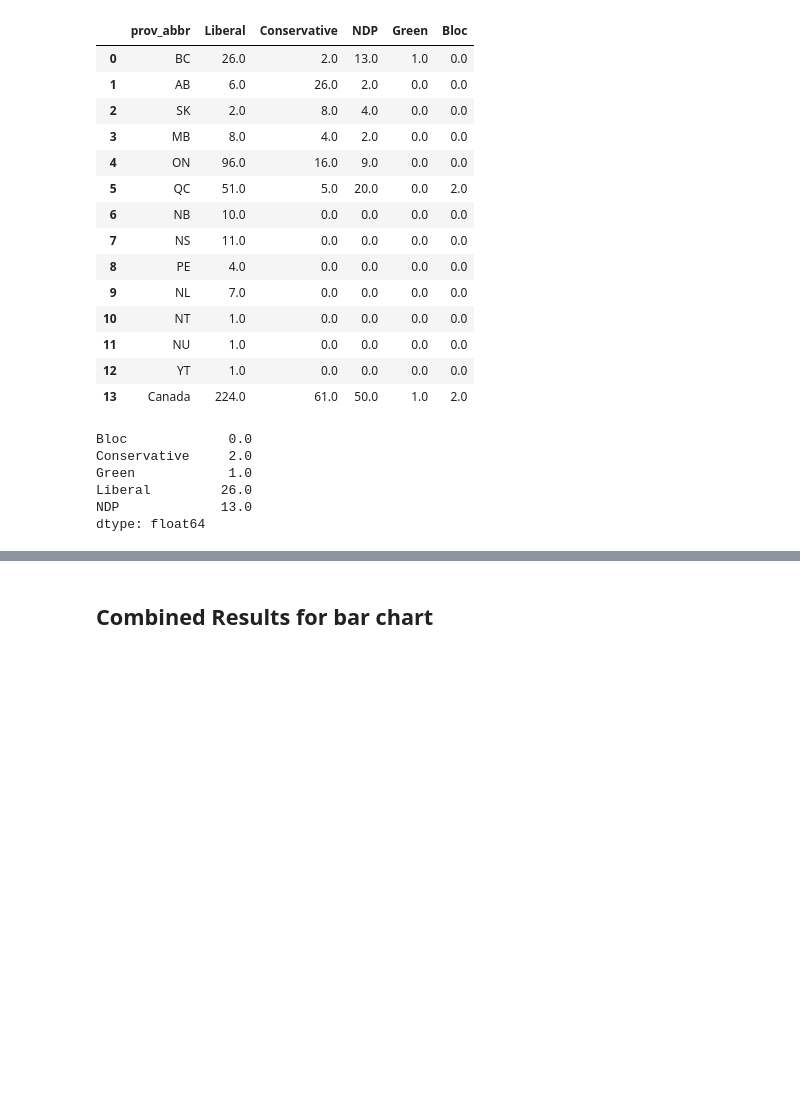
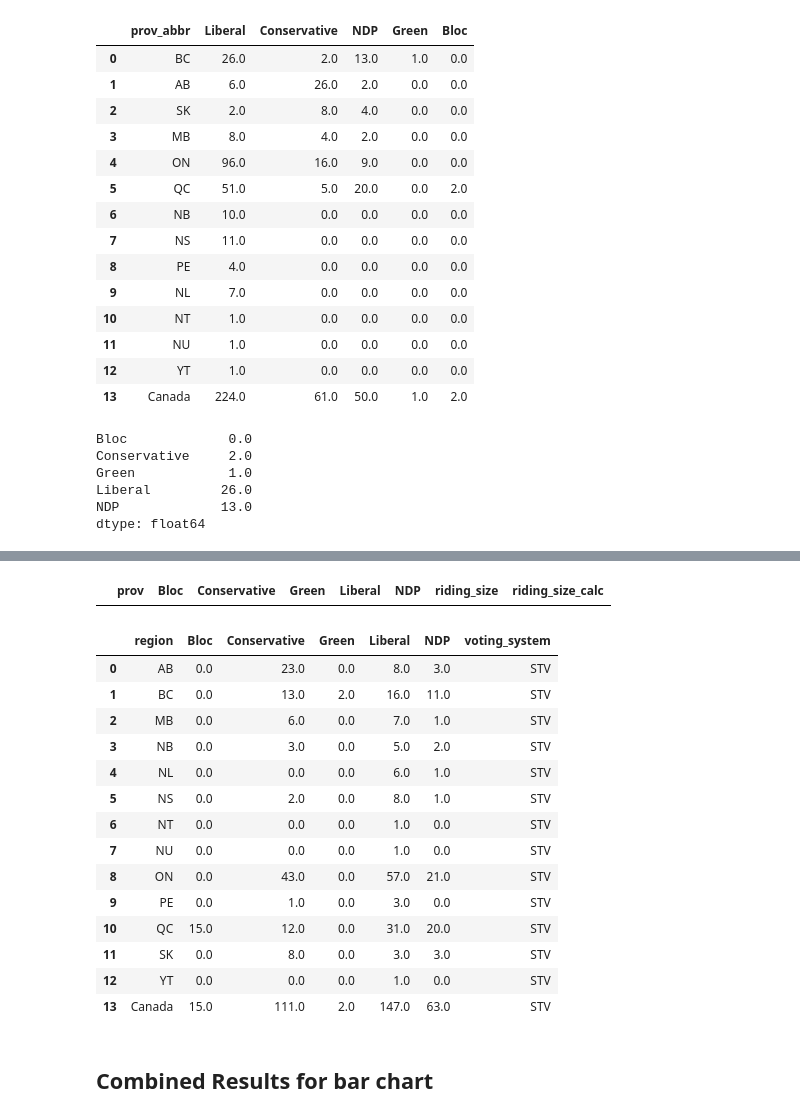
Before and after one commit to smcmurtry/electoral_reform, a Jupyter notebook: python/data_munging.ipynb, the cells around one changed output, grey strips where cells are left out. Drawn from its saved outputs; the diff is of its cells as text; code cells hidden in the pictures; blank space fills up the shorter version.

```diff
--- a/python/data_munging.ipynb
+++ b/python/data_munging.ipynb
@@ -404,0 +440,4 @@ tot_df_irv = irv3[irv3.columns[:-1]].copy()
+# %%
+stv1[stv1.riding_size != stv1.riding_size_calc]
+# %% [output]
+|  | prov | Bloc | Conservative | Green | Liberal | NDP | riding_size | riding_size_calc |
@@ -404,0 +447,29 @@ tot_df_irv = irv3[irv3.columns[:-1]].copy()
+# %%
+tot_df_stv.rename(columns={'prov': 'region'}, inplace=True)
+# %%
+tot_df_stv = tot_df_stv.groupby(by='region').aggregate(sum)
+# %%
+tot_df_stv.reset_index(inplace=True)
+# %%
+last_index = tot_df_stv.index[-1] + 1
+tot_df_stv.set_value(last_index, 'region', 'Canada')
+for col in tot_df_stv.columns[1:]:
+    tot_df_stv.set_value(last_index, col, tot_df_stv[col].sum())
+# %%
+tot_df_stv
+# %% [output]
+|  | region | Bloc | Conservative | Green | Liberal | NDP | voting_system |
+| 0 | AB | 0.0 | 23.0 | 0.0 | 8.0 | 3.0 | STV |
+| 1 | BC | 0.0 | 13.0 | 2.0 | 16.0 | 11.0 | STV |
+| 2 | MB | 0.0 | 6.0 | 0.0 | 7.0 | 1.0 | STV |
+| 3 | NB | 0.0 | 3.0 | 0.0 | 5.0 | 2.0 | STV |
+| 4 | NL | 0.0 | 0.0 | 0.0 | 6.0 | 1.0 | STV |
+| 5 | NS | 0.0 | 2.0 | 0.0 | 8.0 | 1.0 | STV |
+| 6 | NT | 0.0 | 0.0 | 0.0 | 1.0 | 0.0 | STV |
+| 7 | NU | 0.0 | 0.0 | 0.0 | 1.0 | 0.0 | STV |
+| 8 | ON | 0.0 | 43.0 | 0.0 | 57.0 | 21.0 | STV |
+| 9 | PE | 0.0 | 1.0 | 0.0 | 3.0 | 0.0 | STV |
+| 10 | QC | 15.0 | 12.0 | 0.0 | 31.0 | 20.0 | STV |
+| 11 | SK | 0.0 | 8.0 | 0.0 | 3.0 | 3.0 | STV |
+| 12 | YT | 0.0 | 0.0 | 0.0 | 1.0 | 0.0 | STV |
+| 13 | Canada | 15.0 | 111.0 | 2.0 | 147.0 | 63.0 | STV |
```
Also changed, not shown: parts of 10 cells of this notebook, 5 other files.
